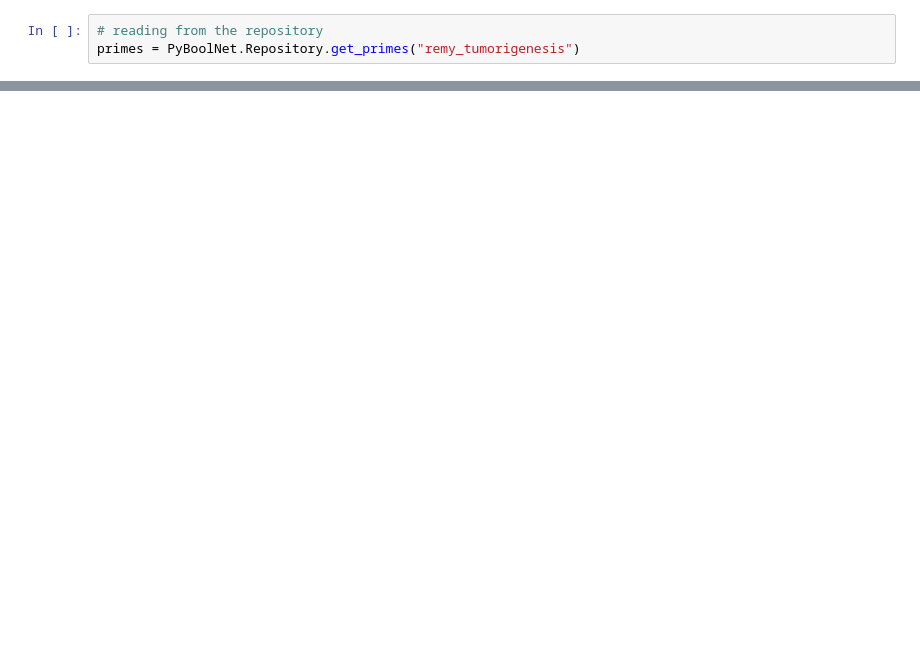
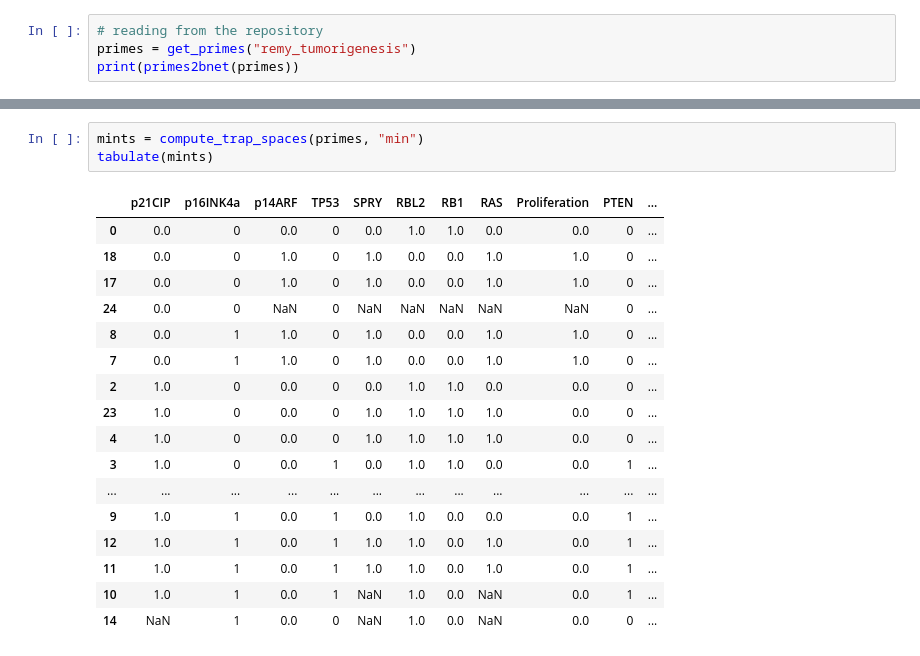
Before and after one commit to colomoto/colomoto-docker, a Jupyter notebook: tutorials/PyBoolNet/PyBoolNet_tutorial.ipynb, the cells around one changed output, grey strips where cells are left out. Saved outputs shown, nothing was run; the diff lists cells and outputs as text; blank space fills up the shorter version.

Commit message:
update PyBoolNet tutorial for 3.x

```diff
--- a/tutorials/PyBoolNet/PyBoolNet_tutorial.ipynb
+++ b/tutorials/PyBoolNet/PyBoolNet_tutorial.ipynb
@@ -31,3 +39,4 @@ v5,  !v1&!v2&v3 | !v1&v2&!v3 | v1&!v2&!v3
 # %%
 # reading from the repository
-primes = PyBoolNet.Repository.get_primes("remy_tumorigenesis")
+primes = get_primes("remy_tumorigenesis")
+print(primes2bnet(primes))
@@ -60,0 +69,21 @@ created local_igraph.pdf
+# %%
+mints = compute_trap_spaces(primes, "min")
+tabulate(mints)
+# %% [output]
+|  | p21CIP | p16INK4a | p14ARF | TP53 | SPRY | RBL2 | RB1 | RAS | Proliferation | PTEN | ... |
+| 0 | 0.0 | 0 | 0.0 | 0 | 0.0 | 1.0 | 1.0 | 0.0 | 0.0 | 0 | ... |
+| 18 | 0.0 | 0 | 1.0 | 0 | 1.0 | 0.0 | 0.0 | 1.0 | 1.0 | 0 | ... |
+| 17 | 0.0 | 0 | 1.0 | 0 | 1.0 | 0.0 | 0.0 | 1.0 | 1.0 | 0 | ... |
+| 24 | 0.0 | 0 | NaN | 0 | NaN | NaN | NaN | NaN | NaN | 0 | ... |
+| 8 | 0.0 | 1 | 1.0 | 0 | 1.0 | 0.0 | 0.0 | 1.0 | 1.0 | 0 | ... |
+| 7 | 0.0 | 1 | 1.0 | 0 | 1.0 | 0.0 | 0.0 | 1.0 | 1.0 | 0 | ... |
+| 2 | 1.0 | 0 | 0.0 | 0 | 0.0 | 1.0 | 1.0 | 0.0 | 0.0 | 0 | ... |
+| 23 | 1.0 | 0 | 0.0 | 0 | 1.0 | 1.0 | 1.0 | 1.0 | 0.0 | 0 | ... |
+| 4 | 1.0 | 0 | 0.0 | 0 | 1.0 | 1.0 | 1.0 | 1.0 | 0.0 | 0 | ... |
+| 3 | 1.0 | 0 | 0.0 | 1 | 0.0 | 1.0 | 1.0 | 0.0 | 0.0 | 1 | ... |
+| ... | ... | ... | ... | ... | ... | ... | ... | ... | ... | ... | ... |
+| 9 | 1.0 | 1 | 0.0 | 1 | 0.0 | 1.0 | 0.0 | 0.0 | 0.0 | 1 | ... |
+| 12 | 1.0 | 1 | 0.0 | 1 | 1.0 | 1.0 | 0.0 | 1.0 | 0.0 | 1 | ... |
+| 11 | 1.0 | 1 | 0.0 | 1 | 1.0 | 1.0 | 0.0 | 1.0 | 0.0 | 1 | ... |
+| 10 | 1.0 | 1 | 0.0 | 1 | NaN | 1.0 | 0.0 | NaN | 0.0 | 1 | ... |
+| 14 | NaN | 1 | 0.0 | 0 | NaN | 1.0 | 0.0 | NaN | 0.0 | 0 | ... |
```
Also changed, not shown: parts of 15 cells of this notebook.
